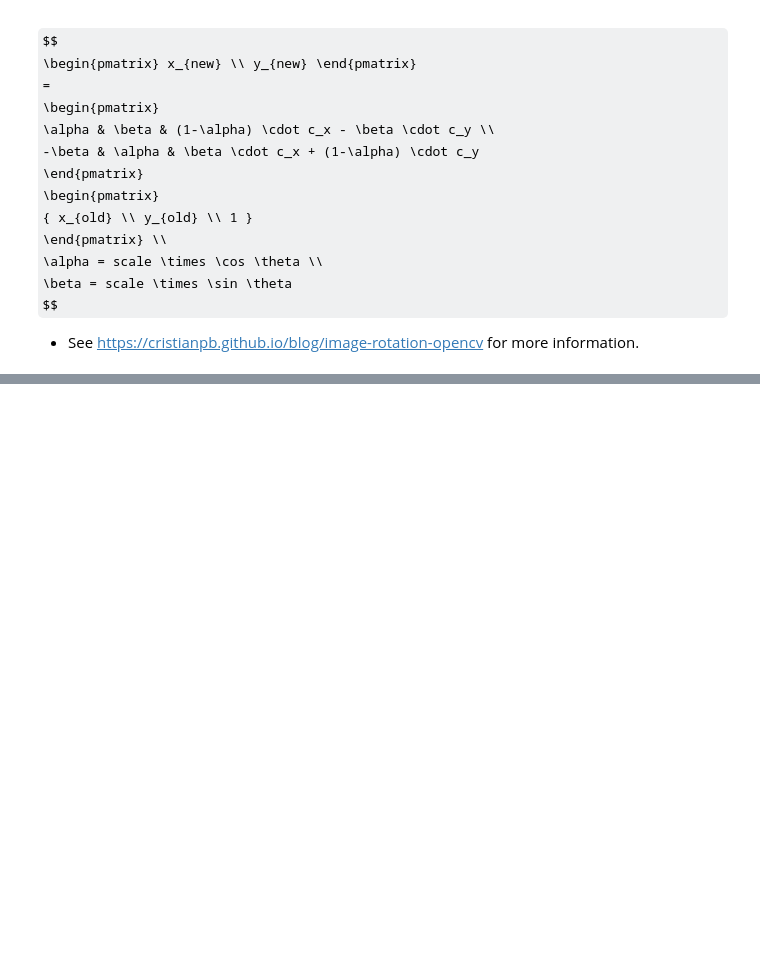
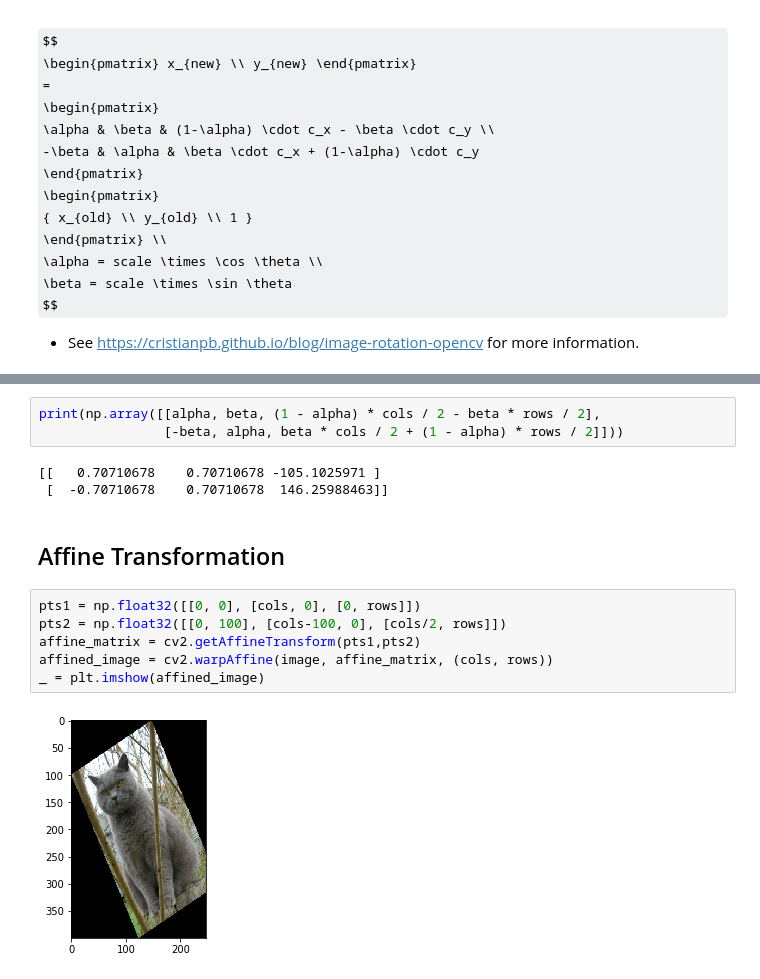
Before and after one commit to doosik71/lecture_python, a Jupyter notebook: 02_opencv/02_Image_Processing.ipynb, the cells around one changed output, grey strips where cells are left out. Cells and saved outputs as stored; diff of their text form; some formulas as TeX source; blank space fills up the shorter version.

```diff
--- a/02_opencv/02_Image_Processing.ipynb
+++ b/02_opencv/02_Image_Processing.ipynb
@@ -96,0 +97,16 @@ print(translation_matrix)
+# %%
+print(np.array([[alpha, beta, (1 - alpha) * cols / 2 - beta * rows / 2],
+                [-beta, alpha, beta * cols / 2 + (1 - alpha) * rows / 2]]))
+# %% [output]
+[[   0.70710678    0.70710678 -105.1025971 ]
+ [  -0.70710678    0.70710678  146.25988463]]
+# %% [markdown]
+## Affine Transformation
+# %%
+pts1 = np.float32([[0, 0], [cols, 0], [0, rows]])
+pts2 = np.float32([[0, 100], [cols-100, 0], [cols/2, rows]])
+affine_matrix = cv2.getAffineTransform(pts1,pts2)
+affined_image = cv2.warpAffine(image, affine_matrix, (cols, rows))
+_ = plt.imshow(affined_image)
+# %% [output]
+[figure, added]
```
Also changed, not shown: parts of 21 cells of this notebook, 4 other files.
